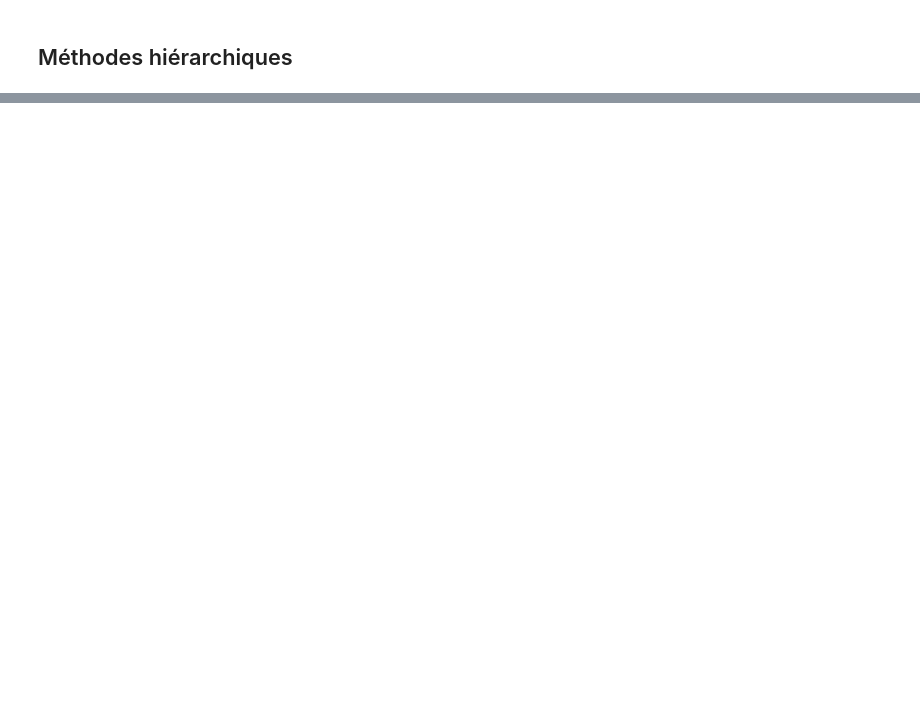
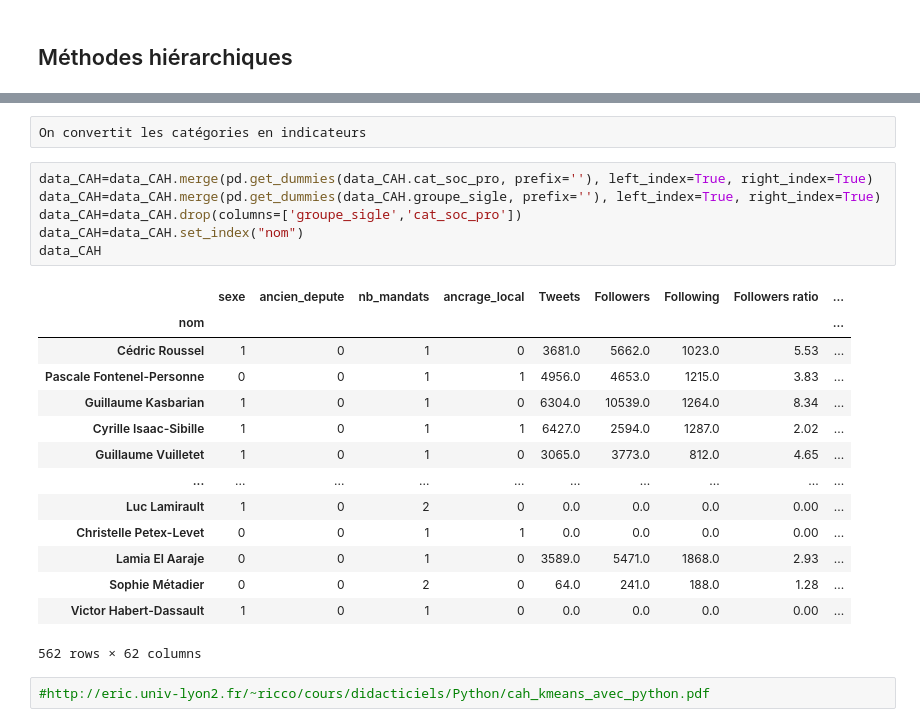
Before and after one commit to p-contamin/Prediction-de-l-activite-des-deputes-francais, a Jupyter notebook: 3. Modélisation/Clustering.ipynb, the cells around one changed output, grey strips where cells are left out. Drawn from its saved outputs; the diff is of its cells as text; blank space fills up the shorter version.

```diff
--- a/3. Modélisation/Clustering.ipynb
+++ b/3. Modélisation/Clustering.ipynb
@@ -201,0 +216,25 @@ datetime.datetime(2022, 1, 3, 18, 21, 24, 534570)
+# %% [raw]
+On convertit les catégories en indicateurs
+# %%
+data_CAH=data_CAH.merge(pd.get_dummies(data_CAH.cat_soc_pro, prefix=''), left_index=True, right_index=True)
+data_CAH=data_CAH.merge(pd.get_dummies(data_CAH.groupe_sigle, prefix=''), left_index=True, right_index=True)
+data_CAH=data_CAH.drop(columns=['groupe_sigle','cat_soc_pro'])
+data_CAH=data_CAH.set_index("nom")
+data_CAH
+# %% [output]
+|  | sexe | ancien_depute | nb_mandats | ancrage_local | Tweets | Followers | Following | Followers ratio | ... |
+| nom |  |  |  |  |  |  |  |  | ... |
+| Cédric Roussel | 1 | 0 | 1 | 0 | 3681.0 | 5662.0 | 1023.0 | 5.53 | ... |
+| Pascale Fontenel-Personne | 0 | 0 | 1 | 1 | 4956.0 | 4653.0 | 1215.0 | 3.83 | ... |
+| Guillaume Kasbarian | 1 | 0 | 1 | 0 | 6304.0 | 10539.0 | 1264.0 | 8.34 | ... |
+| Cyrille Isaac-Sibille | 1 | 0 | 1 | 1 | 6427.0 | 2594.0 | 1287.0 | 2.02 | ... |
+| Guillaume Vuilletet | 1 | 0 | 1 | 0 | 3065.0 | 3773.0 | 812.0 | 4.65 | ... |
+| ... | ... | ... | ... | ... | ... | ... | ... | ... | ... |
+| Luc Lamirault | 1 | 0 | 2 | 0 | 0.0 | 0.0 | 0.0 | 0.00 | ... |
+| Christelle Petex-Levet | 0 | 0 | 1 | 1 | 0.0 | 0.0 | 0.0 | 0.00 | ... |
+| Lamia El Aaraje | 0 | 0 | 1 | 0 | 3589.0 | 5471.0 | 1868.0 | 2.93 | ... |
+| Sophie Métadier | 0 | 0 | 2 | 0 | 64.0 | 241.0 | 188.0 | 1.28 | ... |
+| Victor Habert-Dassault | 1 | 0 | 1 | 0 | 0.0 | 0.0 | 0.0 | 0.00 | ... |
+562 rows × 62 columns
+# %%
+#http://eric.univ-lyon2.fr/~ricco/cours/didacticiels/Python/cah_kmeans_avec_python.pdf
```
Also changed, not shown: parts of 23 cells of this notebook.
